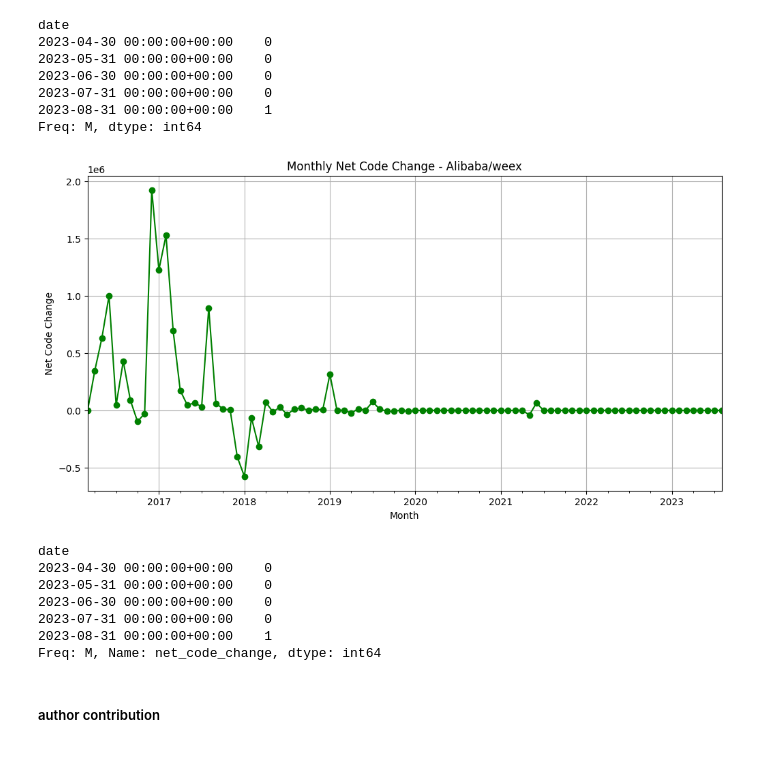
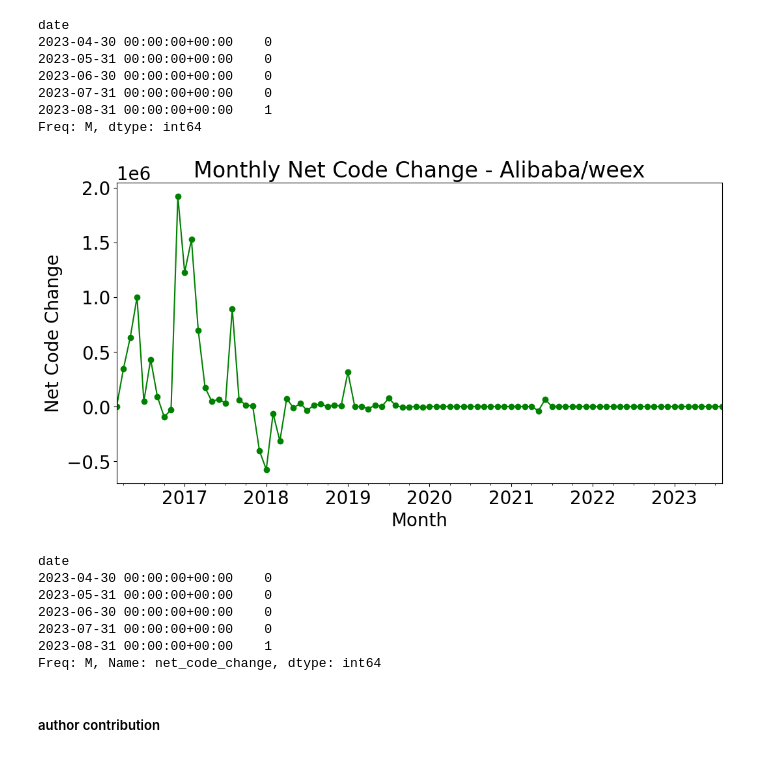
Before and after one commit to EthanFalcao/Github_Repo_EDA, a Jupyter notebook: repo_status_classification/Alibaba_lifespan_analysis.ipynb, the cells around one changed output. Cells and saved outputs as stored; diff of their text form; code cells hidden in the pictures.

```diff
--- a/repo_status_classification/Alibaba_lifespan_analysis.ipynb
+++ b/repo_status_classification/Alibaba_lifespan_analysis.ipynb
@@ -105,21 +105,23 @@ Freq: M, dtype: int64
 # %%
 import matplotlib.pyplot as plt
 
 # month and sum the total additions
 monthly_additions = repo.resample('M', on='date')['net_code_change'].sum()
+# Increase global font sizes using rcParams
+plt.rcParams.update({'font.size': 20, 'legend.title_fontsize': 'large'})
 
 
 plt.figure(figsize=(12, 6))
 monthly_additions.plot(kind='line', marker='o', color='green')
 plt.title('Monthly Net Code Change - Alibaba/weex')
 plt.xlabel('Month')
 plt.ylabel('Net Code Change')
-plt.grid(True)
+#plt.grid(True)
 plt.show()
 
 monthly_additions.tail()
 # %% [output]
-[figure, old version]
+[figure, new version]
 date
 2023-04-30 00:00:00+00:00    0
 2023-05-31 00:00:00+00:00    0
```
Also changed, not shown: parts of 1 cell of this notebook, 5 other files.
